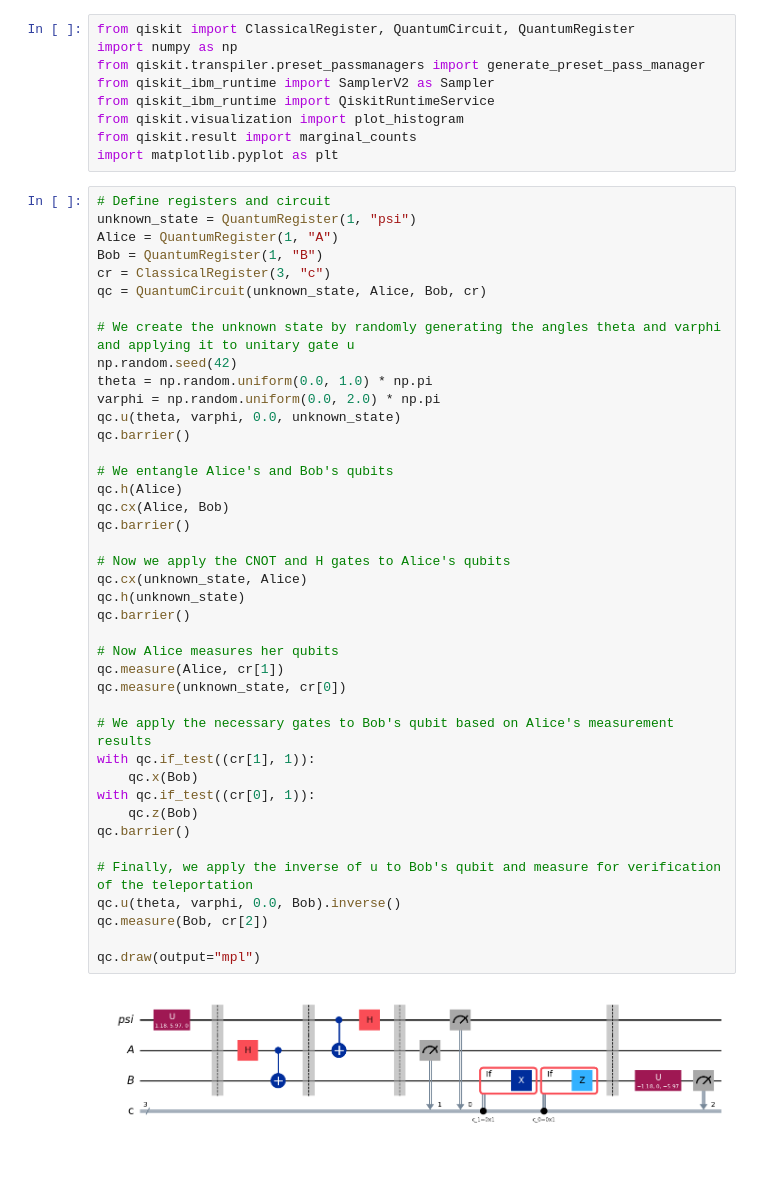
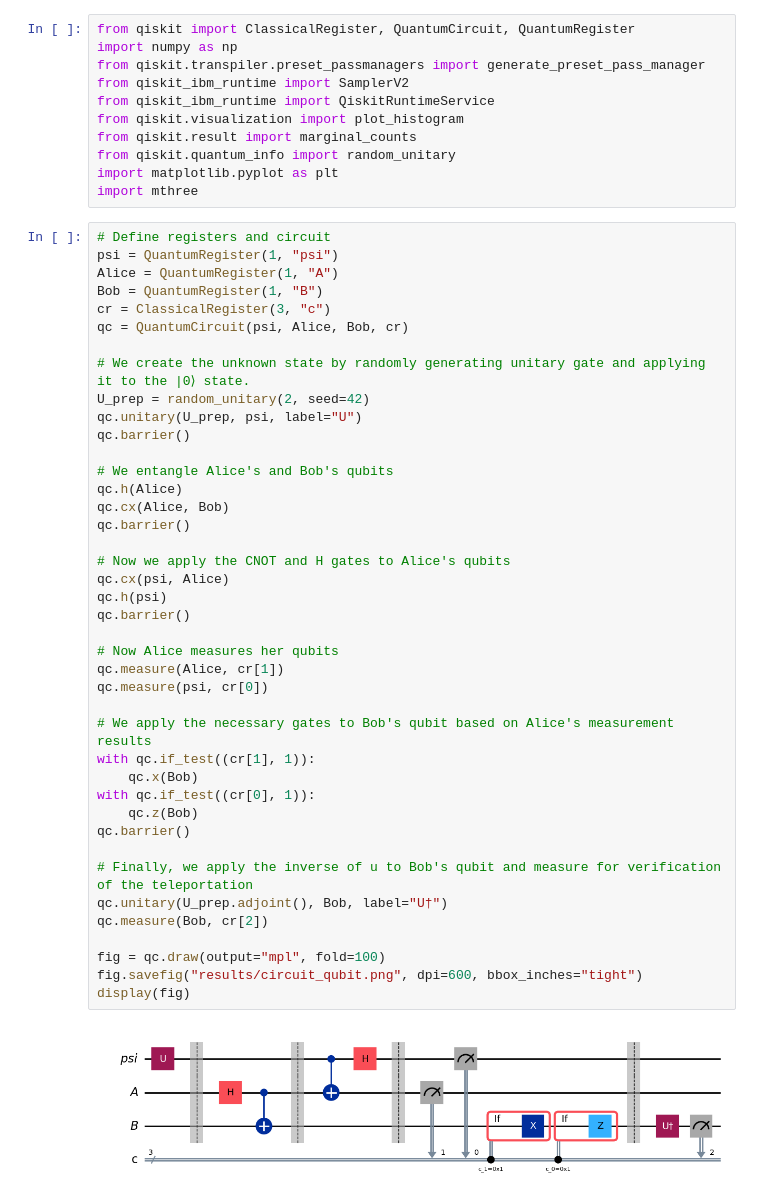
Before and after one commit to voj0152/Quantum_teleportation_thesis, a Jupyter notebook: qubit_teleportation.ipynb, the cells around one changed output. Cells and saved outputs as stored; diff of their text form; blank space fills up the shorter version.

Commit message:
add mthree and fixes

```diff
--- a/qubit_teleportation.ipynb
+++ b/qubit_teleportation.ipynb
@@ -2,54 +2,56 @@
 from qiskit import ClassicalRegister, QuantumCircuit, QuantumRegister
 import numpy as np
 from qiskit.transpiler.preset_passmanagers import generate_preset_pass_manager
-from qiskit_ibm_runtime import SamplerV2 as Sampler
+from qiskit_ibm_runtime import SamplerV2
 from qiskit_ibm_runtime import QiskitRuntimeService
 from qiskit.visualization import plot_histogram
 from qiskit.result import marginal_counts
+from qiskit.quantum_info import random_unitary
 import matplotlib.pyplot as plt
+import mthree
 # %%
 # Define registers and circuit
-unknown_state = QuantumRegister(1, "psi")
+psi = QuantumRegister(1, "psi")
 Alice = QuantumRegister(1, "A")
 Bob = QuantumRegister(1, "B")
 cr = ClassicalRegister(3, "c")
-qc = QuantumCircuit(unknown_state, Alice, Bob, cr)
+qc = QuantumCircuit(psi, Alice, Bob, cr)
 
-# We create the unknown state by randomly generating the angles theta and varphi and applying it to unitary gate u
-np.random.seed(42)
-theta = np.random.uniform(0.0, 1.0) * np.pi
-varphi = np.random.uniform(0.0, 2.0) * np.pi
-qc.u(theta, varphi, 0.0, unknown_state)
+# We create the unknown state by randomly generating unitary gate and applying it to the |0⟩ state.
+U_prep = random_unitary(2, seed=42)
+qc.unitary(U_prep, psi, label="U")
 qc.barrier()
 
 # We entangle Alice's and Bob's qubits
 qc.h(Alice)
 qc.cx(Alice, Bob)
 qc.barrier()
 
 # Now we apply the CNOT and H gates to Alice's qubits
-qc.cx(unknown_state, Alice)
-qc.h(unknown_state)
+qc.cx(psi, Alice)
+qc.h(psi)
 qc.barrier()
 
 # Now Alice measures her qubits
 qc.measure(Alice, cr[1])
-qc.measure(unknown_state, cr[0])
+qc.measure(psi, cr[0])
 
 # We apply the necessary gates to Bob's qubit based on Alice's measurement results
 with qc.if_test((cr[1], 1)):
     qc.x(Bob)
 with qc.if_test((cr[0], 1)):
     qc.z(Bob)
 qc.barrier()
 
 # Finally, we apply the inverse of u to Bob's qubit and measure for verification of the teleportation
-qc.u(theta, varphi, 0.0, Bob).inverse()
+qc.unitary(U_prep.adjoint(), Bob, label="U†")
 qc.measure(Bob, cr[2])
 
-qc.draw(output="mpl")
+fig = qc.draw(output="mpl", fold=100)
+fig.savefig("results/circuit_qubit.png", dpi=600, bbox_inches="tight")
+display(fig)
 # %% [output]
-[figure, old version]
+[figure, new version]
 # %%
 # Initialize runtime service and backend
 service = QiskitRuntimeService()
```
Also changed, not shown: parts of 5 cells of this notebook, 8 other files.
